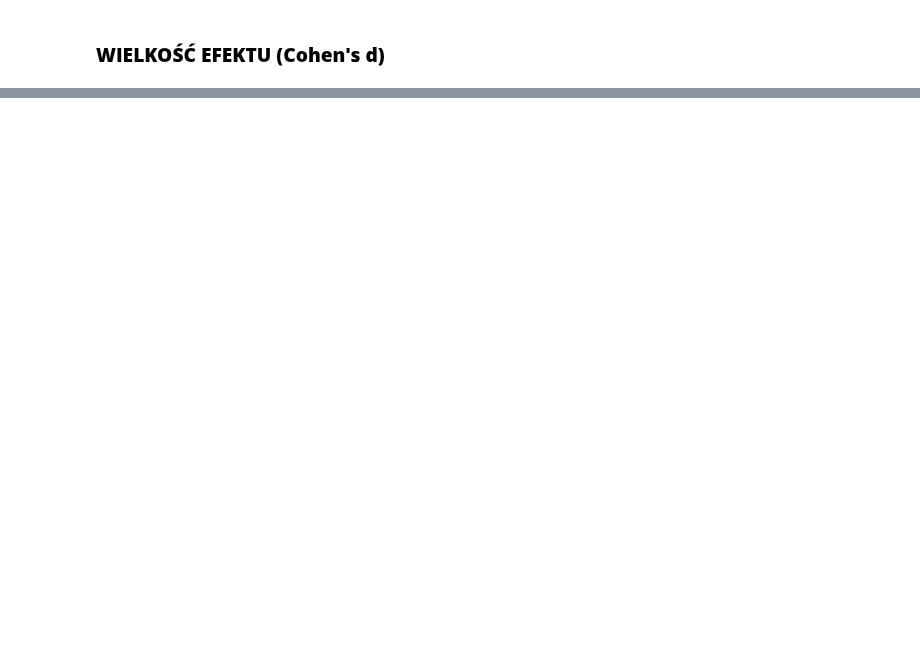
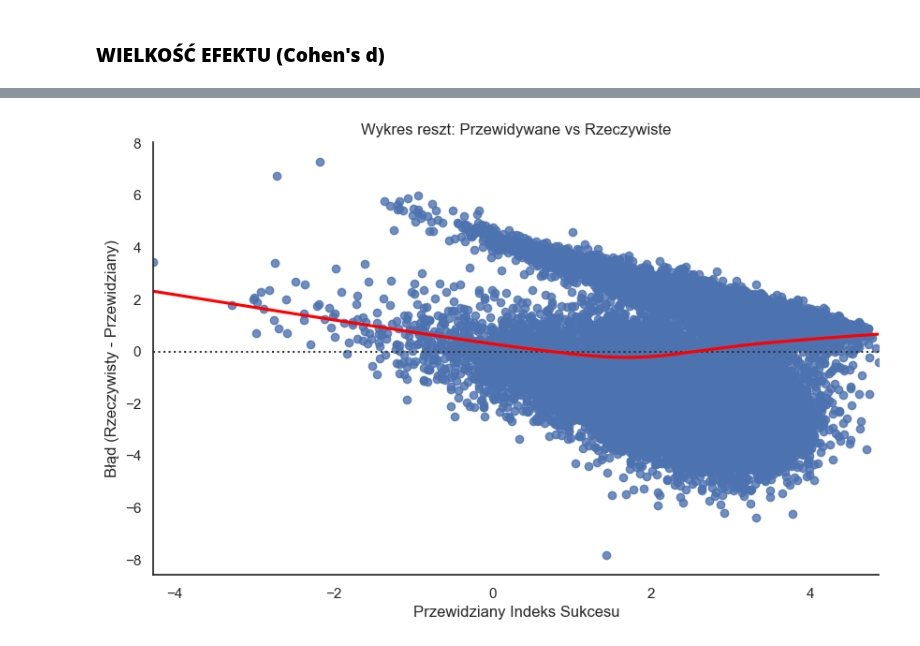
Before and after one commit to miriam265/Analiza-danych-w-R-i-Python, a Jupyter notebook: roboczy.ipynb, the cells around one changed output, grey strips where cells are left out. Saved outputs shown, nothing was run; the diff lists cells and outputs as text; code cells hidden in the pictures; blank space fills up the shorter version.

```diff
--- a/roboczy.ipynb
+++ b/roboczy.ipynb
@@ -568,0 +833,25 @@ for i in range(1, 6):
+# %%
+# 1. Obliczamy przewidywane wartości i błędy
+df_clean['PREDICTED_IS'] = model_v4.predict(X_ols)
+df_clean['RESIDUAL'] = df_clean['IS_TARGET'] - df_clean['PREDICTED_IS']
+
+# 2. Standaryzacja reszt (żeby łatwiej ocenić skalę błędu)
+df_clean['RESIDUAL_STD'] = (df_clean['RESIDUAL'] - df_clean['RESIDUAL'].mean()) / df_clean['RESIDUAL'].std()
+
+# 3. Wyciągamy TOP 10 kierunków "ponad stan" (pozytywne zaskoczenia)
+# Załóżmy, że masz kolumnę 'P_NAZWA_KIERUNKU' lub podobną
+top_outperformers = df_clean.sort_values('RESIDUAL', ascending=False).head(10)
+
+# 4. Wyciągamy TOP 10 kierunków "poniżej oczekiwań"
+top_underperformers = df_clean.sort_values('RESIDUAL', ascending=True).head(10)
+
+print("KIERUNKI 'PONAD STAN' (Największe pozytywne reszty):")
+# Wyświetlamy najważniejsze informacje dla tych rekordów
+cols_to_show = ['P_DZIEDZINA', 'IS_TARGET', 'PREDICTED_IS', 'RESIDUAL']
+# Jeśli masz nazwę kierunku/uczelni w df, dodaj ją tutaj:
+# cols_to_show = ['P_NAZWA_KIERUNKU', 'P_NAZWA_UCZELNI'] + cols_to_show
+
+print(top_outperformers[cols_to_show])
+
+print("KIERUNKI 'PONIŻEJ OCZEKIWAŃ':")
+print(top_underperformers[cols_to_show])
@@ -568,0 +876,9 @@ for i in range(1, 6):
+# %%
+plt.figure(figsize=(10, 6))
+sns.residplot(x=df_clean['PREDICTED_IS'], y=df_clean['IS_TARGET'], lowess=True, line_kws={'color': 'red'})
+plt.title('Wykres reszt: Przewidywane vs Rzeczywiste')
+plt.xlabel('Przewidziany Indeks Sukcesu')
+plt.ylabel('Błąd (Rzeczywisty - Przewidziany)')
+plt.show()
+# %% [output]
+[figure, added]
```
Also changed, not shown: parts of 23 cells of this notebook.
